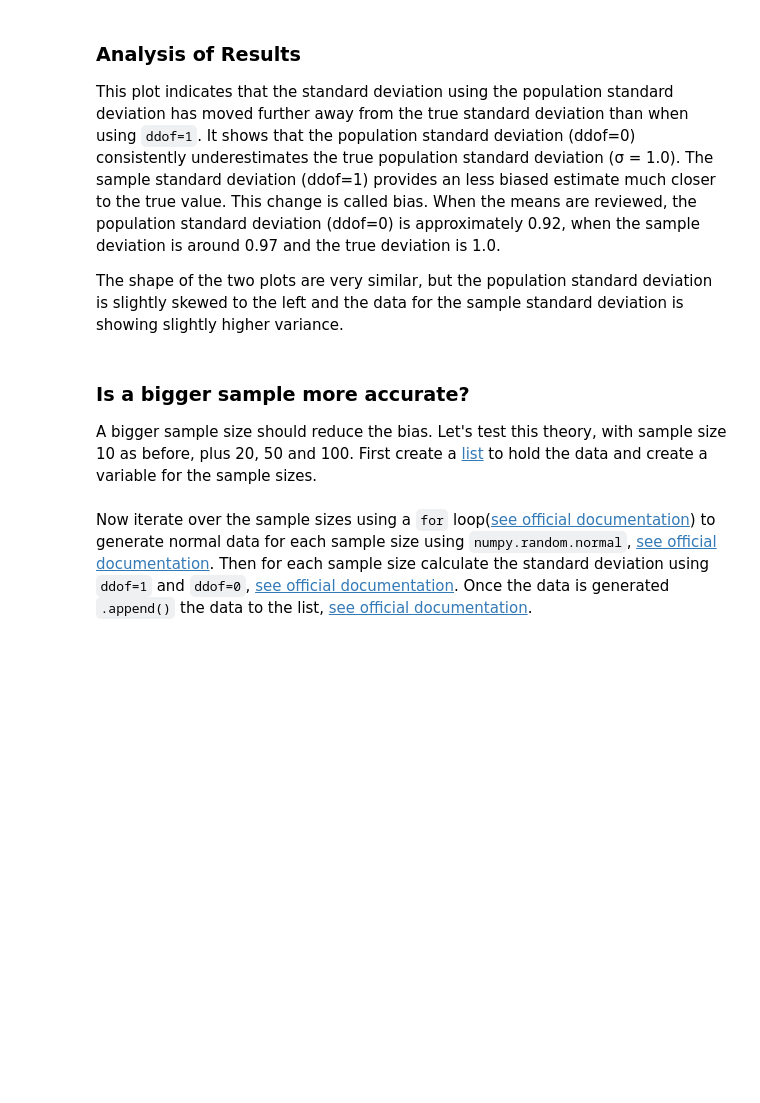
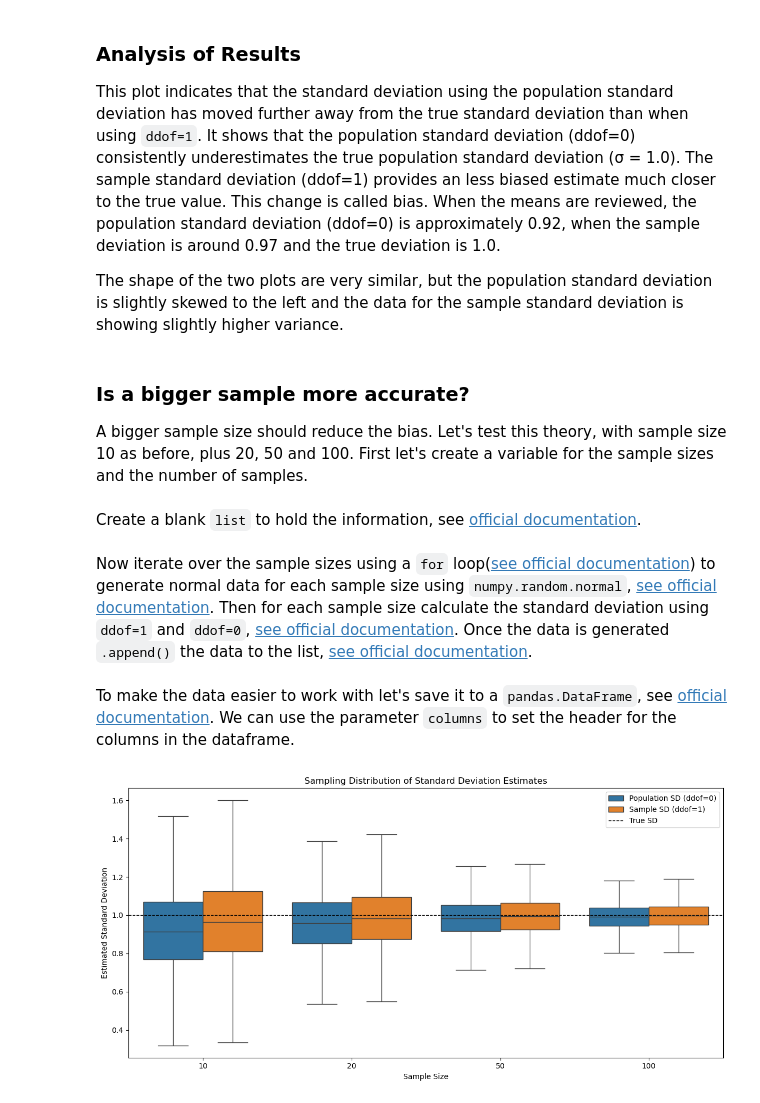
Before and after one commit to kknb1982/applied_statistics, a Jupyter notebook: problems.ipynb, the cells around one changed output. Cells and saved outputs as stored; diff of their text form; code cells hidden in the pictures; blank space fills up the shorter version.

```diff
--- a/problems.ipynb
+++ b/problems.ipynb
@@ -655,5 +728,5 @@ This plot indicates that the standard deviation using the population standard de
 The shape of the two plots are very similar, but the population standard deviation is slightly skewed to the left and the data for the sample standard deviation is showing slightly higher variance.
 # %% [markdown]
 ### Is a bigger sample more accurate?
-A bigger sample size should reduce the bias. Let's test this theory, with sample size 10 as before, plus 20, 50 and 100. First create a [list](https://docs.python.org/3/tutorial/datastructures.html) to hold the data and create a variable for the sample sizes.
+A bigger sample size should reduce the bias. Let's test this theory, with sample size 10 as before, plus 20, 50 and 100. First let's create a variable for the sample sizes and the number of samples.
 # %%
@@ -665,0 +738,2 @@ sample_sizes = [10, 20, 50, 100]
+# %% [markdown]
+Create a blank `list` to hold the information, see [official documentation](https://docs.python.org/3/tutorial/datastructures.html).
@@ -666,19 +744,42 @@ sample_sizes = [10, 20, 50, 100]
 # %% [markdown]
 Now iterate over the sample sizes using a `for` loop([see official documentation](https://wiki.python.org/moin/ForLoop)) to generate normal data for each sample size using `numpy.random.normal`,  [see official documentation](https://numpy.org/doc/stable/reference/random/generated/numpy.random.normal.html). Then for each sample size calculate the standard deviation using `ddof=1` and `ddof=0`, [see official documentation](https://numpy.org/doc/stable/reference/generated/numpy.std.html). Once the data is generated `.append()` the data to the list, [see official documentation](https://docs.python.org/3/tutorial/datastructures.html).
 # %%
-# Iterate over sample sizes
-# https://wiki.python.org/moin/ForLoop
-for i in sample_sizes:
-    # Generate samples for this sample size
+# Iterate over sample sizes and compute standard deviations
+#
+for n in sample_sizes:
+    # Generate random samples
     # https://numpy.org/doc/stable/reference/random/generated/numpy.random.normal.html
-    samples_n = np.random.normal(0, 1, (100000, i))
+    samples = np.random.normal(size=(n_samples, n))
 
-    # Calculate both types of standard deviations
-    # https://numpy.org/doc/stable/reference/generated/numpy.std.html
-    pop_sd_n = np.std(samples_n, axis=1, ddof=0)
-    samp_sd_n = np.std(samples_n, axis=1, ddof=1)
+    # Calculate population and sample standard deviations
+    pop_sd = samples.std(axis=1, ddof=0)
+    samp_sd = samples.std(axis=1, ddof=1)
 
-    # Add the data to the list
-    # https://docs.python.org/3/tutorial/datastructures.html
-    data_by_sample_size.append((i, pop_sd_n, samp_sd_n))
+    records.extend([
+        *[(n, "Population SD (ddof=0)", v) for v in pop_sd],
+        *[(n, "Sample SD (ddof=1)", v) for v in samp_sd],
+    ])
+
+df = pd.DataFrame(records, columns=["Sample Size", "Estimator", "SD"])
+# %% [markdown]
+To make the data easier to work with let's save it to a `pandas.DataFrame`, see [official documentation](https://pandas.pydata.org/docs/reference/api/pandas.DataFrame.html). We can use the parameter `columns` to set the header for the columns in the dataframe.
+# %%
+plt.figure(figsize=(12, 6))
+
+sns.boxplot(
+    data=df,
+    x="Sample Size",
+    y="SD",
+    hue="Estimator",
+    showfliers=False
+)
+
+plt.axhline(1, color="black", linestyle="--", linewidth=1, label="True SD")
+plt.title("Sampling Distribution of Standard Deviation Estimates")
+plt.ylabel("Estimated Standard Deviation")
+plt.legend()
+plt.tight_layout()
+plt.show()
+# %% [output]
+[figure, added]
 # %% [markdown]
```
Also changed, not shown: parts of 91 cells of this notebook.
